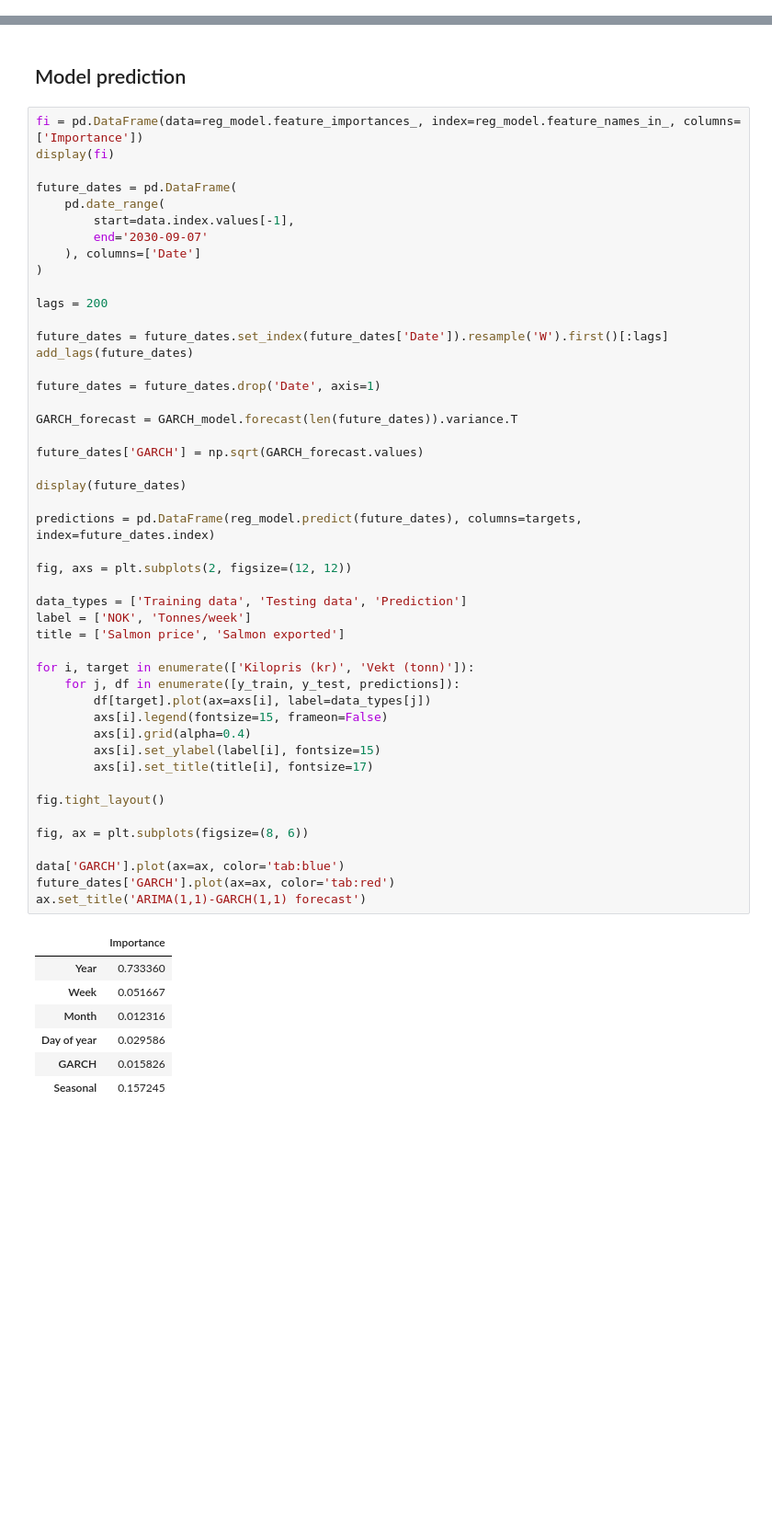
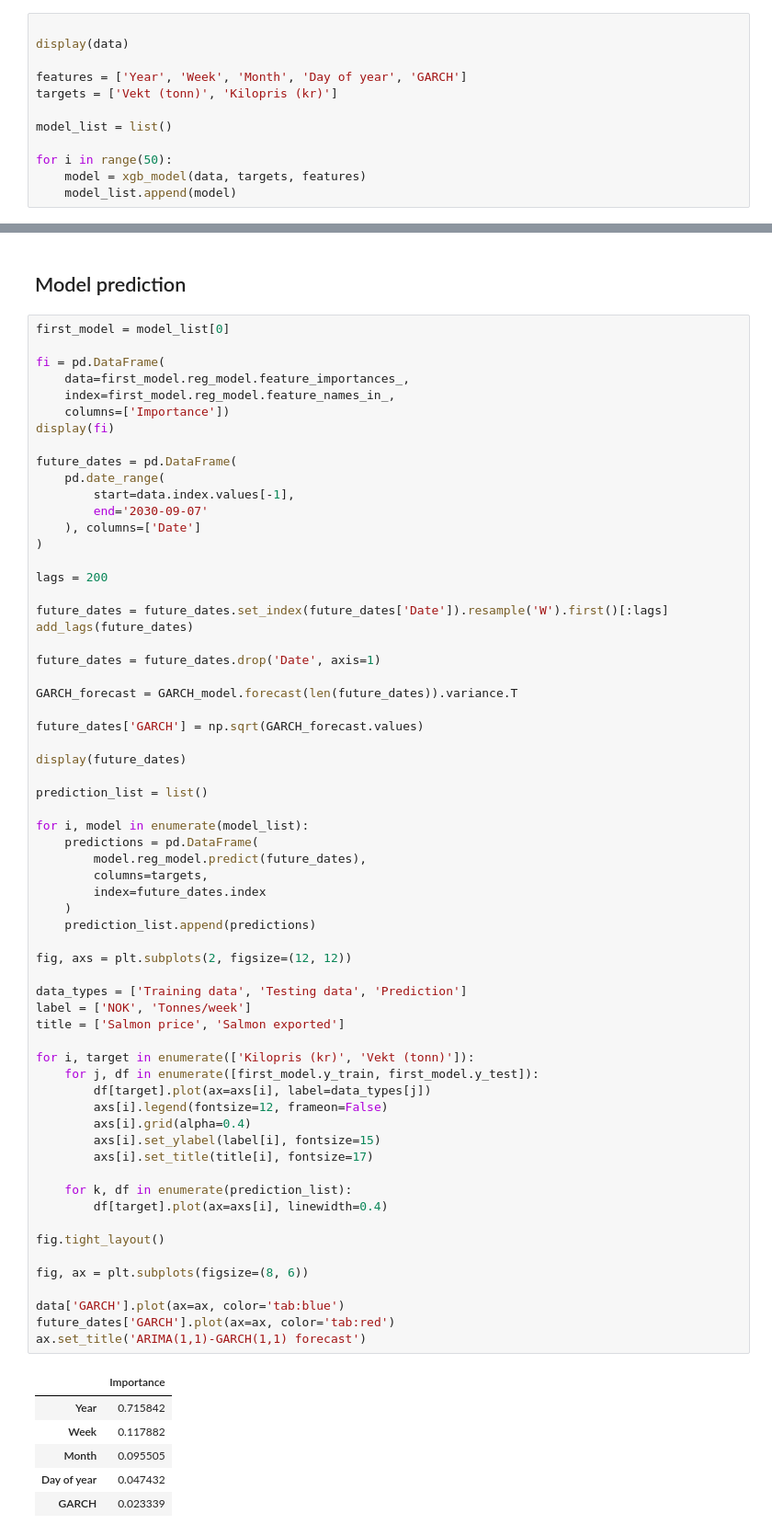
Before and after one commit to jonedamas/data_science_projects, a Jupyter notebook: projects/salmon_price_prediction/price_prediction/pred_xgb_noc.ipynb, the cells around one changed output, grey strips where cells are left out. Shown at 92% size. Cells and saved outputs as stored; diff of their text form; blank space fills up the shorter version.

```diff
--- a/projects/salmon_price_prediction/price_prediction/pred_xgb_noc.ipynb
+++ b/projects/salmon_price_prediction/price_prediction/pred_xgb_noc.ipynb
@@ -167,0 +109,12 @@ Mean Squared Error: 811419.1142
+# %%
+
+display(data)
+
+features = ['Year', 'Week', 'Month', 'Day of year', 'GARCH']
+targets = ['Vekt (tonn)', 'Kilopris (kr)']
+
+model_list = list()
+
+for i in range(50):
+    model = xgb_model(data, targets, features)
+    model_list.append(model)
@@ -168,7 +136,12 @@ Mean Squared Error: 811419.1142
 # %% [markdown]
 ## Model prediction
 # %%
-fi = pd.DataFrame(data=reg_model.feature_importances_, index=reg_model.feature_names_in_, columns=['Importance'])
+first_model = model_list[0]
+
+fi = pd.DataFrame(
+    data=first_model.reg_model.feature_importances_,
+    index=first_model.reg_model.feature_names_in_,
+    columns=['Importance'])
 display(fi)
 
 future_dates = pd.DataFrame(
@@ -186,42 +159,52 @@ add_lags(future_dates)
 future_dates = future_dates.drop('Date', axis=1)
 
 GARCH_forecast = GARCH_model.forecast(len(future_dates)).variance.T
 
 future_dates['GARCH'] = np.sqrt(GARCH_forecast.values)
 
 display(future_dates)
 
-predictions = pd.DataFrame(reg_model.predict(future_dates), columns=targets, index=future_dates.index)
+prediction_list = list()
+
+for i, model in enumerate(model_list):
+    predictions = pd.DataFrame(
+        model.reg_model.predict(future_dates),
+        columns=targets,
+        index=future_dates.index
+    )
+    prediction_list.append(predictions)
 
 fig, axs = plt.subplots(2, figsize=(12, 12))
 
 data_types = ['Training data', 'Testing data', 'Prediction']
 label = ['NOK', 'Tonnes/week']
 title = ['Salmon price', 'Salmon exported']
 
 for i, target in enumerate(['Kilopris (kr)', 'Vekt (tonn)']):
-    for j, df in enumerate([y_train, y_test, predictions]):
+    for j, df in enumerate([first_model.y_train, first_model.y_test]):
         df[target].plot(ax=axs[i], label=data_types[j])
-        axs[i].legend(fontsize=15, frameon=False)
+        axs[i].legend(fontsize=12, frameon=False)
         axs[i].grid(alpha=0.4)
         axs[i].set_ylabel(label[i], fontsize=15)
         axs[i].set_title(title[i], fontsize=17)
+
+    for k, df in enumerate(prediction_list):
+        df[target].plot(ax=axs[i], linewidth=0.4)
 
 fig.tight_layout()
 
 fig, ax = plt.subplots(figsize=(8, 6))
 
 data['GARCH'].plot(ax=ax, color='tab:blue')
 future_dates['GARCH'].plot(ax=ax, color='tab:red')
 ax.set_title('ARIMA(1,1)-GARCH(1,1) forecast')
 # %% [output]
 |  | Importance |
-| Year | 0.733360 |
-| Week | 0.051667 |
-| Month | 0.012316 |
-| Day of year | 0.029586 |
-| GARCH | 0.015826 |
-| Seasonal | 0.157245 |
+| Year | 0.715842 |
+| Week | 0.117882 |
+| Month | 0.095505 |
+| Day of year | 0.047432 |
+| GARCH | 0.023339 |
 |  | Year | Week | Month | Day of year | GARCH |
 | Date |  |  |  |  |  |
 | 2023-09-03 | 2023 | 35 | 9 | 246 | 5.238074 |
```
Also changed, not shown: parts of 7 cells of this notebook, 2 other files.
